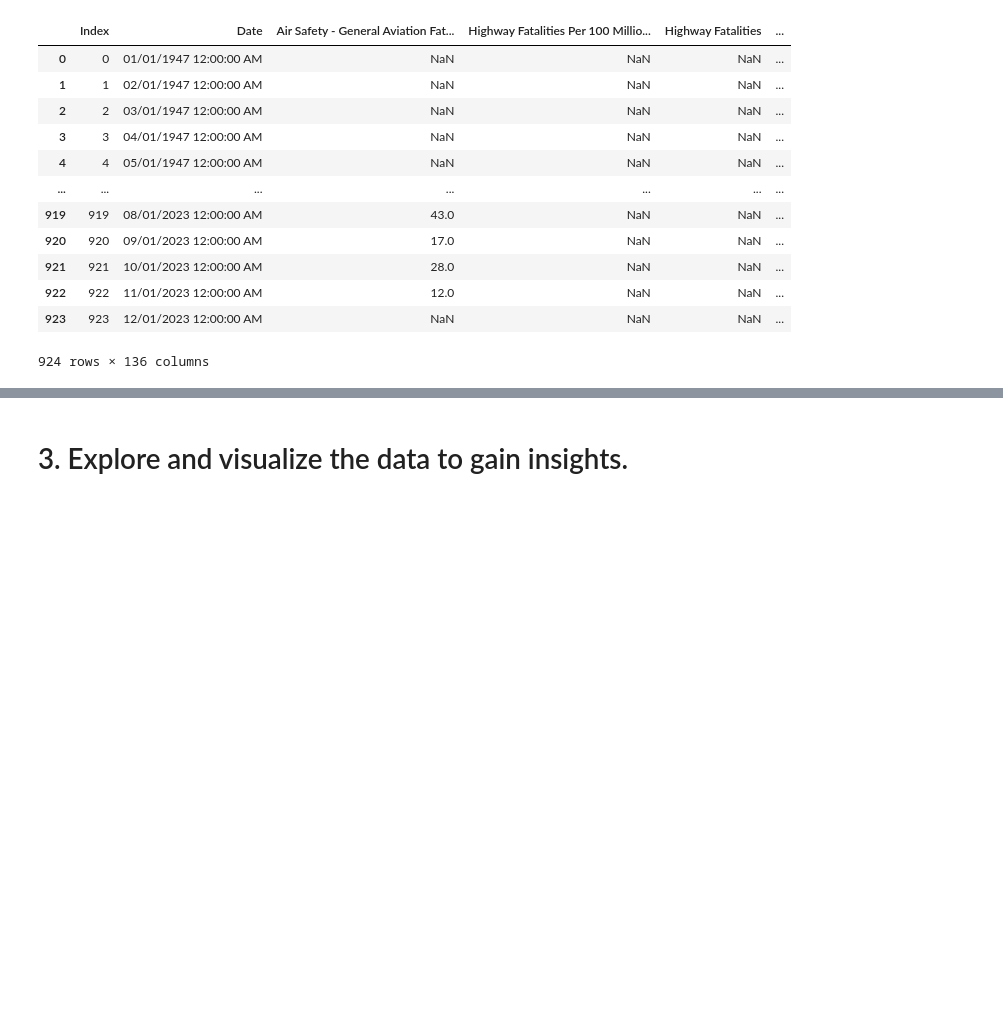
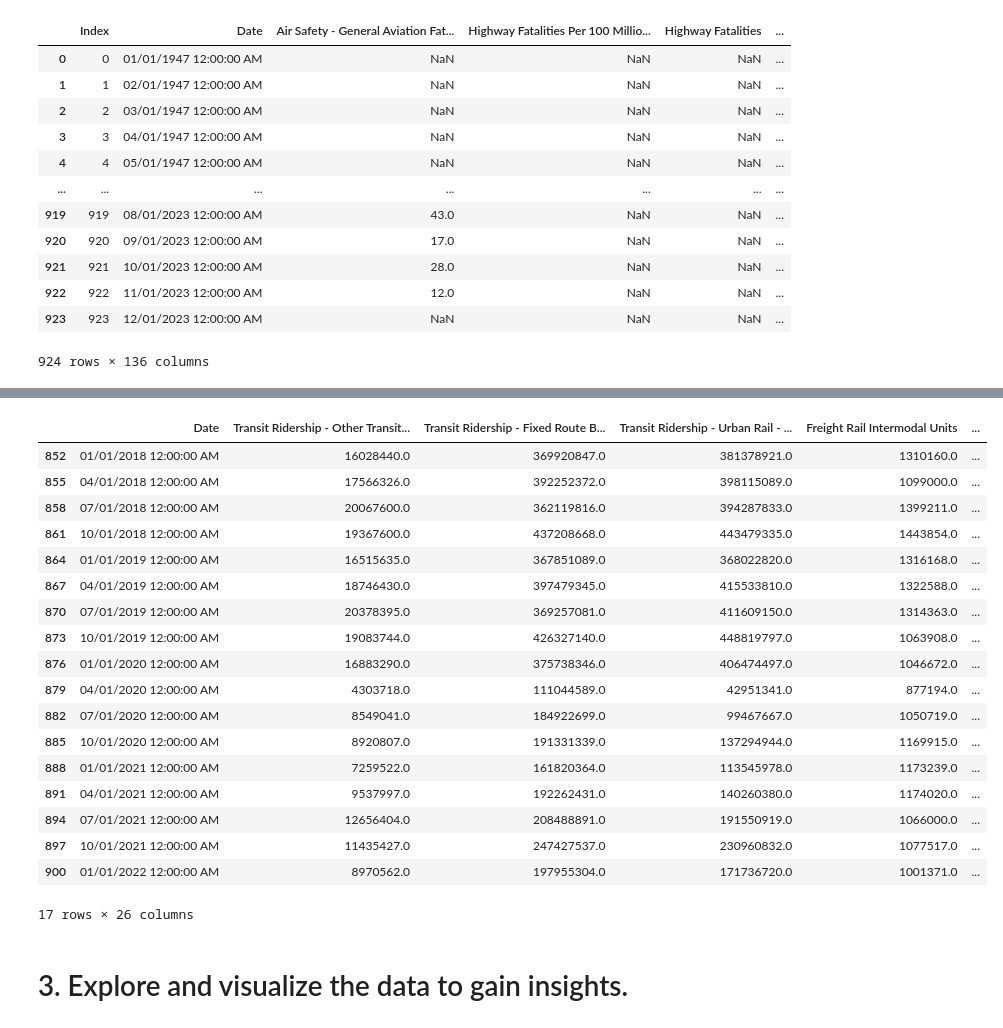
Before and after one commit to HenryCROSS/eecs3401_final_project, a Jupyter notebook: code.ipynb, the cells around one changed output, grey strips where cells are left out. Cells and saved outputs as stored; diff of their text form; code cells hidden in the pictures; blank space fills up the shorter version.

Commit message:
Reduced number of attributes in table

```diff
--- a/code.ipynb
+++ b/code.ipynb
@@ -83,2 +85,31 @@ data
+# %%
+tokeep = ["Date", "Transit Ridership - Other Transit Modes - Adjusted", "Transit Ridership - Fixed Route Bus - Adjusted", "Transit Ridership - Urban Rail - Adjusted", "Freight Rail Intermodal Units", "Freight Rail Carloads", "Highway Vehicle Miles Traveled - All Systems", "Highway Fuel Price - Regular Gasoline",
+          "Highway Fuel Price - On-highway Diesel", "Personal Spending on Transportation - Transportation Services - Seasonally Adjusted", "Personal Spending on Transportation - Gasoline and Other Energy Goods - Seasonally Adjusted", "Personal Spending on Transportation - Motor Vehicles and Parts - Seasonally Adjusted",
+          "Passenger Rail Passengers", "Transportation Services Index - Freight", "Transportation Services Index - Passenger", "Real Gross Domestic Product - Seasonally Adjusted", "U.S.-Canada Incoming Person Crossings", "U.S.-Canada Incoming Truck Crossings", "U.S.-Mexico Incoming Person Crossings",
+          "U.S.-Mexico Incoming Truck Crossings", "U.S. Airline Traffic - Domestic - Non Seasonally Adjusted", "U.S. Airline Traffic - Total - Non Seasonally Adjusted", "U.S. Airline Traffic - International - Non Seasonally Adjusted", "Transborder - Total North American Freight", "Transborder - U.S. - Mexico Freight","Transborder - U.S. - Canada Freight"]
+data = data[tokeep]
+# data.dropna(axis=0, inplace=True)
+# %%
+data.head(20)
+# %% [output]
+|  | Date | Transit Ridership - Other Transit... | Transit Ridership - Fixed Route B... | Transit Ridership - Urban Rail - ... | Freight Rail Intermodal Units | ... |
+| 852 | 01/01/2018 12:00:00 AM | 16028440.0 | 369920847.0 | 381378921.0 | 1310160.0 | ... |
+| 855 | 04/01/2018 12:00:00 AM | 17566326.0 | 392252372.0 | 398115089.0 | 1099000.0 | ... |
+| 858 | 07/01/2018 12:00:00 AM | 20067600.0 | 362119816.0 | 394287833.0 | 1399211.0 | ... |
+| 861 | 10/01/2018 12:00:00 AM | 19367600.0 | 437208668.0 | 443479335.0 | 1443854.0 | ... |
+| 864 | 01/01/2019 12:00:00 AM | 16515635.0 | 367851089.0 | 368022820.0 | 1316168.0 | ... |
+| 867 | 04/01/2019 12:00:00 AM | 18746430.0 | 397479345.0 | 415533810.0 | 1322588.0 | ... |
+| 870 | 07/01/2019 12:00:00 AM | 20378395.0 | 369257081.0 | 411609150.0 | 1314363.0 | ... |
+| 873 | 10/01/2019 12:00:00 AM | 19083744.0 | 426327140.0 | 448819797.0 | 1063908.0 | ... |
+| 876 | 01/01/2020 12:00:00 AM | 16883290.0 | 375738346.0 | 406474497.0 | 1046672.0 | ... |
+| 879 | 04/01/2020 12:00:00 AM | 4303718.0 | 111044589.0 | 42951341.0 | 877194.0 | ... |
+| 882 | 07/01/2020 12:00:00 AM | 8549041.0 | 184922699.0 | 99467667.0 | 1050719.0 | ... |
+| 885 | 10/01/2020 12:00:00 AM | 8920807.0 | 191331339.0 | 137294944.0 | 1169915.0 | ... |
+| 888 | 01/01/2021 12:00:00 AM | 7259522.0 | 161820364.0 | 113545978.0 | 1173239.0 | ... |
+| 891 | 04/01/2021 12:00:00 AM | 9537997.0 | 192262431.0 | 140260380.0 | 1174020.0 | ... |
+| 894 | 07/01/2021 12:00:00 AM | 12656404.0 | 208488891.0 | 191550919.0 | 1066000.0 | ... |
+| 897 | 10/01/2021 12:00:00 AM | 11435427.0 | 247427537.0 | 230960832.0 | 1077517.0 | ... |
+| 900 | 01/01/2022 12:00:00 AM | 8970562.0 | 197955304.0 | 171736720.0 | 1001371.0 | ... |
+17 rows × 26 columns
 # %% [markdown]
 # 3. Explore and visualize the data to gain insights.
```
Also changed, not shown: parts of 2 cells of this notebook.
